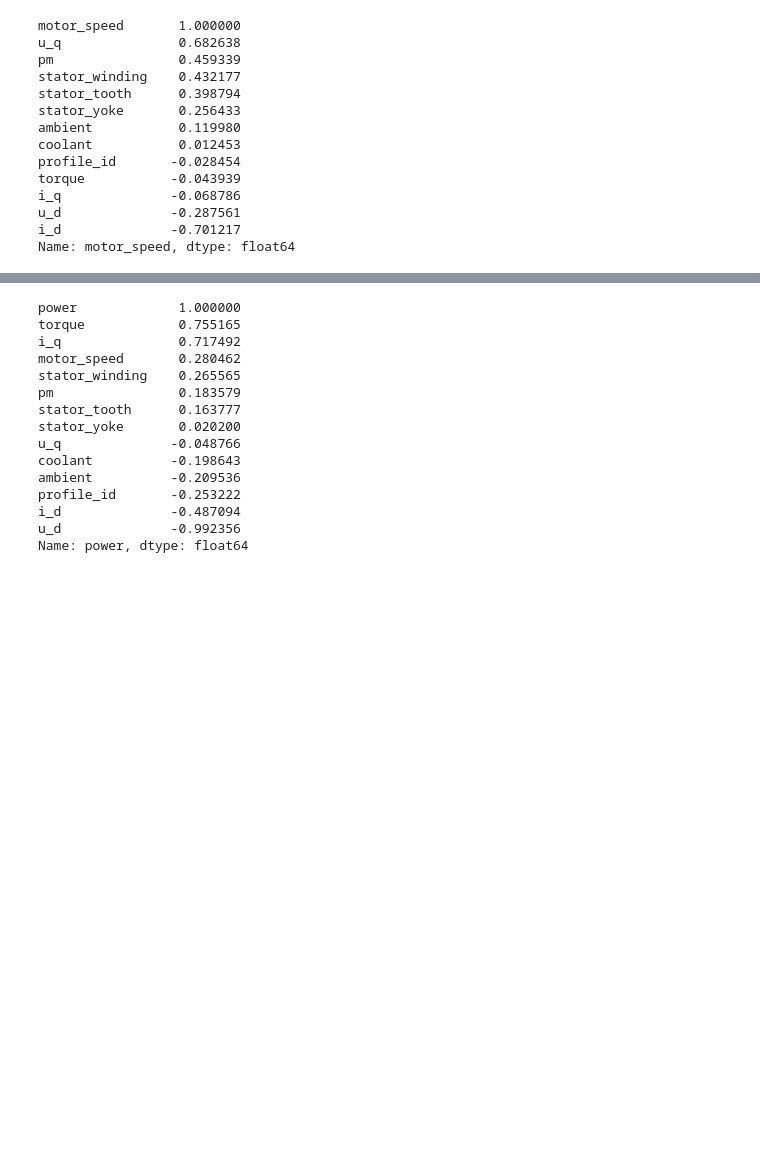
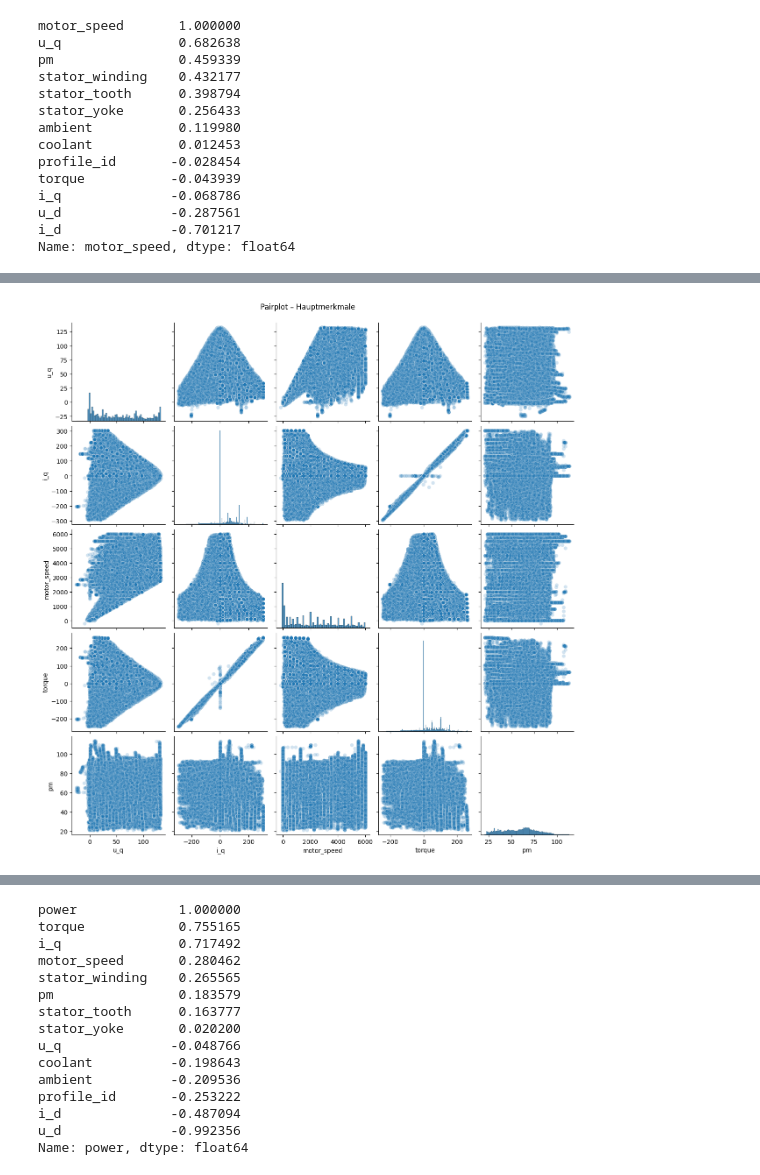
Before and after one commit to fynnbuhl/ML-SS25, a Jupyter notebook: Projekt_Gruppe9_MotorTemperatur.ipynb, the cells around one changed output, grey strips where cells are left out. Drawn from its saved outputs; the diff is of its cells as text; code cells hidden in the pictures; blank space fills up the shorter version.

```diff
--- a/Projekt_Gruppe9_MotorTemperatur.ipynb
+++ b/Projekt_Gruppe9_MotorTemperatur.ipynb
@@ -410,0 +426,8 @@ Name: motor_speed, dtype: float64
+# %%
+# Pairplot with selected main features
+features_to_plot = ['u_q', 'i_q', 'motor_speed', 'torque', 'pm']
+sns.pairplot(exploration_set[features_to_plot], plot_kws={'alpha':0.2})
+plt.suptitle("Pairplot – Hauptmerkmale", y=1.02)
+plt.show()
+# %% [output]
+[figure, added]
```
Also changed, not shown: parts of 97 cells of this notebook.
